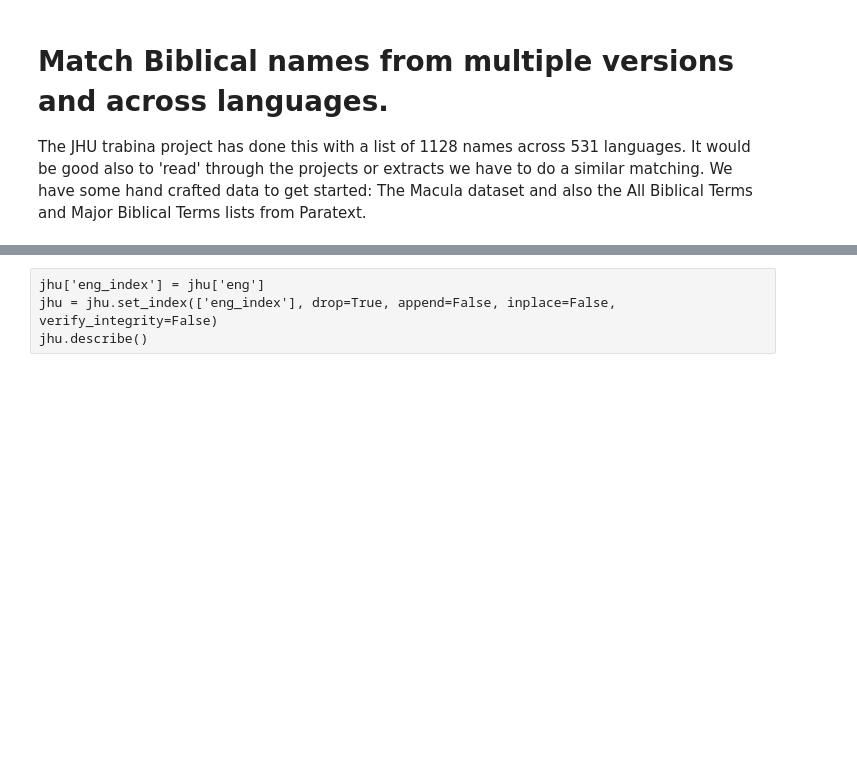
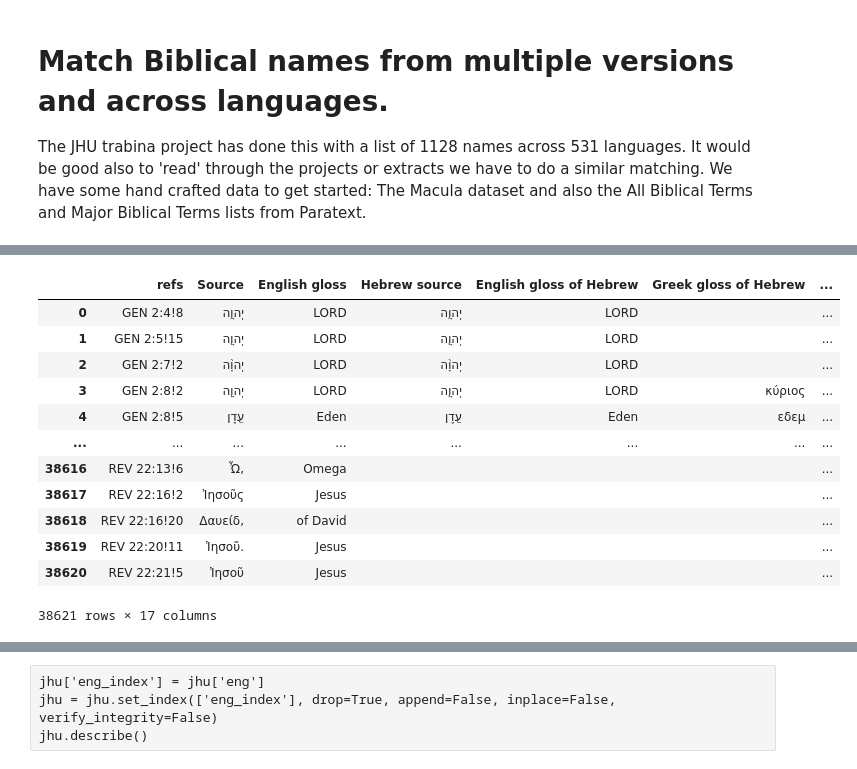
Before and after one commit to davidbaines/trabina, a Jupyter notebook: match_biblical_names2.ipynb, the cells around one changed output, grey strips where cells are left out. Cells and saved outputs as stored; diff of their text form; code cells hidden in the pictures; blank space fills up the shorter version.

```diff
--- a/match_biblical_names2.ipynb
+++ b/match_biblical_names2.ipynb
@@ -193,5 +124,20 @@ KeyError: 'ref_only'
 # %%
-macula.to_json(macula_json_file, orient='records')
+macula = pd.read_json(macula_json_file)
+macula
+# %% [output]
+|  | refs | Source | English gloss | Hebrew source | English gloss of Hebrew | Greek gloss of Hebrew | ... |
+| 0 | GEN 2:4!8 | יְהוָ֥ה | LORD | יְהוָ֥ה | LORD |  | ... |
+| 1 | GEN 2:5!15 | יְהוָ֤ה | LORD | יְהוָ֤ה | LORD |  | ... |
+| 2 | GEN 2:7!2 | יְהוָ֨ה | LORD | יְהוָ֨ה | LORD |  | ... |
+| 3 | GEN 2:8!2 | יְהוָ֧ה | LORD | יְהוָ֧ה | LORD | κύριος | ... |
+| 4 | GEN 2:8!5 | עֵ֖דֶן | Eden | עֵ֖דֶן | Eden | εδεμ | ... |
+| ... | ... | ... | ... | ... | ... | ... | ... |
+| 38616 | REV 22:13!6 | Ὦ, | Omega |  |  |  | ... |
+| 38617 | REV 22:16!2 | Ἰησοῦς | Jesus |  |  |  | ... |
+| 38618 | REV 22:16!20 | Δαυείδ, | of David |  |  |  | ... |
+| 38619 | REV 22:20!11 | Ἰησοῦ. | Jesus |  |  |  | ... |
+| 38620 | REV 22:21!5 | Ἰησοῦ | Jesus |  |  |  | ... |
+38621 rows × 17 columns
 # %%
 unique_names = set()
 count_names = 0
```
Also changed, not shown: parts of 28 cells of this notebook, 10 other files.
